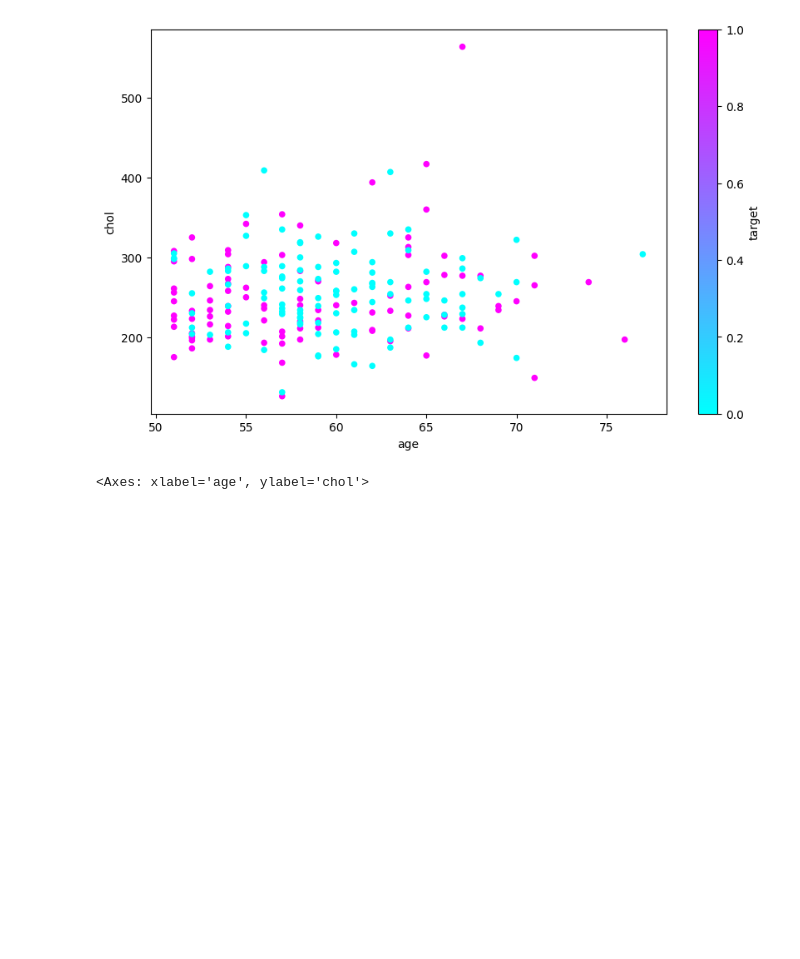
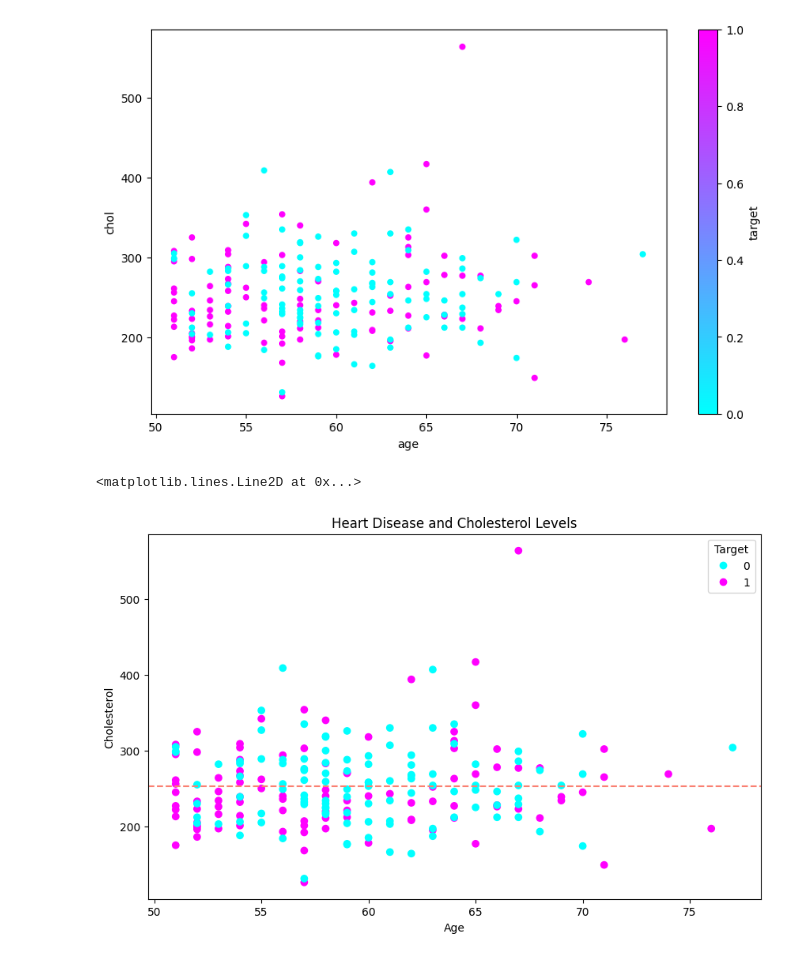
Before and after one commit to Abhishek10351/ai-ml, a Jupyter notebook: matplotlib/heart-disease.ipynb, the cells around one changed output. Saved outputs shown, nothing was run; the diff lists cells and outputs as text; code cells hidden in the pictures; blank space fills up the shorter version.

Commit message:
plot different heart disease data

```diff
--- a/matplotlib/heart-disease.ipynb
+++ b/matplotlib/heart-disease.ipynb
@@ -57,8 +57,20 @@ over_50.plot(kind="scatter", x="age", y="chol", c="target", cmap="cool", ax=ax)
 # %% [output]
 <Axes: xlabel='age', ylabel='chol'>
 [figure]
-# %%
-## OO method from scratch
-fig, ax = plt.subplots(figsize=(10, 6))
-# %% [output]
-<Axes: xlabel='age', ylabel='chol'>
+# %%
+## OO method from scratch
+fig, ax = plt.subplots(figsize=(10, 6))
+
+scatter = ax.scatter(x=over_50["age"], y=over_50["chol"], c=over_50["target"], cmap="cool")
+# add the colorbar for cmap
+
+ax.set(
+    title="Heart Disease and Cholesterol Levels",
+    xlabel="Age",
+    ylabel="Cholesterol"
+)
+ax.legend(*scatter.legend_elements(), title="Target")
+ax.axhline(over_50["chol"].mean(), linestyle="--", color="salmon")
+# %% [output]
+<matplotlib.lines.Line2D at 0x...>
+[figure, added]
```
Also changed, not shown: parts of 1 cell of this notebook, 1 other file.
